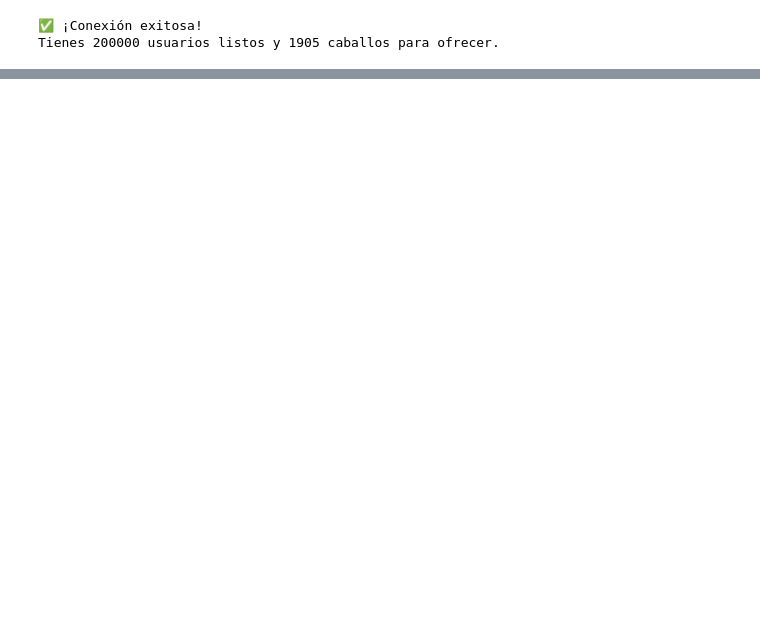
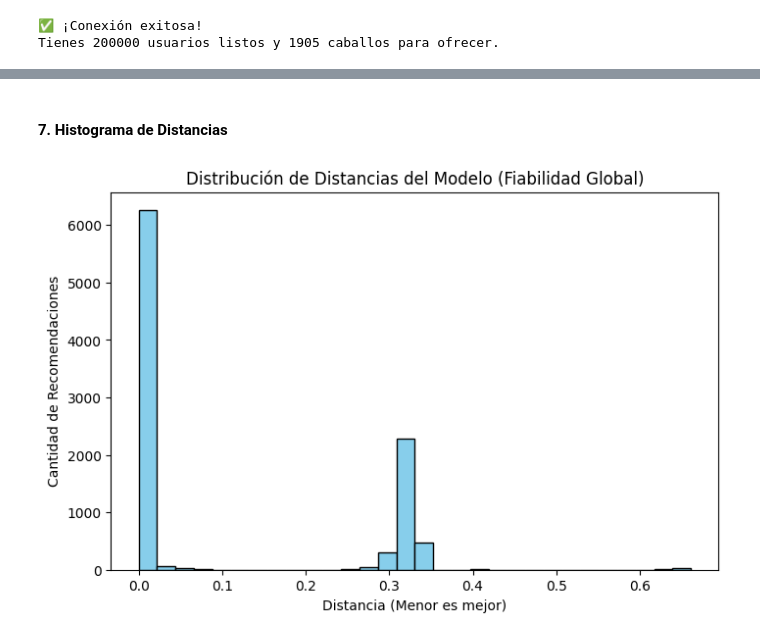
Before and after one commit to No-Country-simulation/S02-26-E45-Data_Science_EquineLead, a Jupyter notebook: notebooks/03_Motor_Recomendacion.ipynb, the cells around one changed output, grey strips where cells are left out. Cells and saved outputs as stored; diff of their text form; code cells hidden in the pictures; blank space fills up the shorter version.

```diff
--- a/notebooks/03_Motor_Recomendacion.ipynb
+++ b/notebooks/03_Motor_Recomendacion.ipynb
@@ -81,0 +91,21 @@ memory usage: 721.3 KB
+# %%
+# 1. Elegimos qué mirar del caballo
+columnas_interes = ['Breed', 'Gender', 'Color']
+df_features = pd.get_dummies(df_limpio[columnas_interes], columns=columnas_interes)
+
+# 2. Agregamos Precio y Edad (y rellenamos vacíos con 0)
+df_features['Price'] = pd.to_numeric(df_limpio['Price'], errors='coerce').fillna(0)
+df_features['Age'] = pd.to_numeric(df_limpio['Age'], errors='coerce').fillna(0)
+
+# 3. EL TRUCO PARA QUE NO SE REPITAN:
+# Agregamos un número pequeñito aleatorio a cada dato.
+# Así, aunque dos caballos sean 'No Name' y cuesten 0, serán un poquito diferentes para la IA.
+np.random.seed(42)
+ruido = np.random.normal(0, 0.0001, df_features.shape)
+df_features_unicos = df_features + ruido
+
+# 4. Achicamos todo al rango 0-1 (Escalado)
+scaler = MinMaxScaler()
+matriz_matematica = scaler.fit_transform(df_features_unicos)
+
+print(f"✅ Paso 2: Matriz lista con {df_features_unicos.shape[1]} columnas únicas.")
@@ -81,0 +224,14 @@ memory usage: 721.3 KB
+# %% [markdown]
+#### 7. Histograma de Distancias
+# %%
+# Calculamos todas las distancias del modelo
+distancias_totales, _ = modelo_ia.kneighbors(matriz_matematica)
+
+plt.figure(figsize=(8, 5))
+plt.hist(distancias_totales.flatten(), bins=30, color='skyblue', edgecolor='black')
+plt.title('Distribución de Distancias del Modelo (Fiabilidad Global)')
+plt.xlabel('Distancia (Menor es mejor)')
+plt.ylabel('Cantidad de Recomendaciones')
+plt.show()
+# %% [output]
+[figure, added]
```
Also changed, not shown: parts of 20 cells of this notebook, 4 other files.
